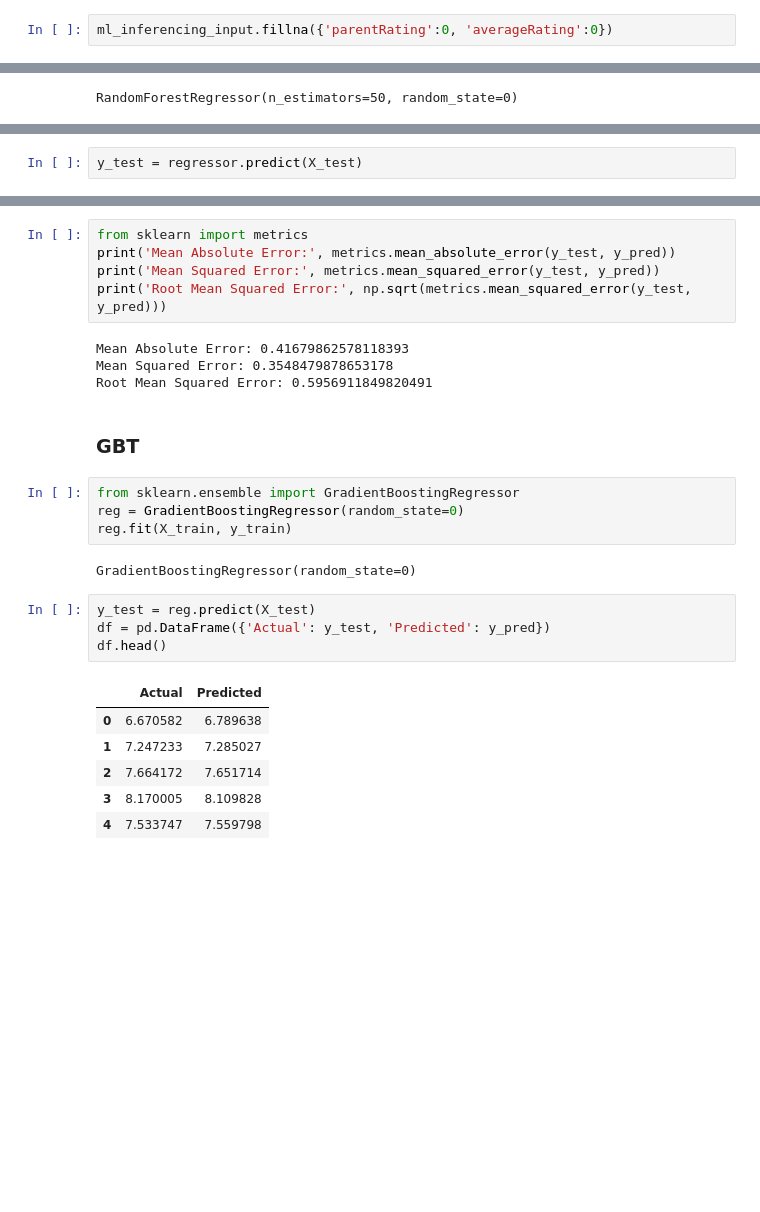
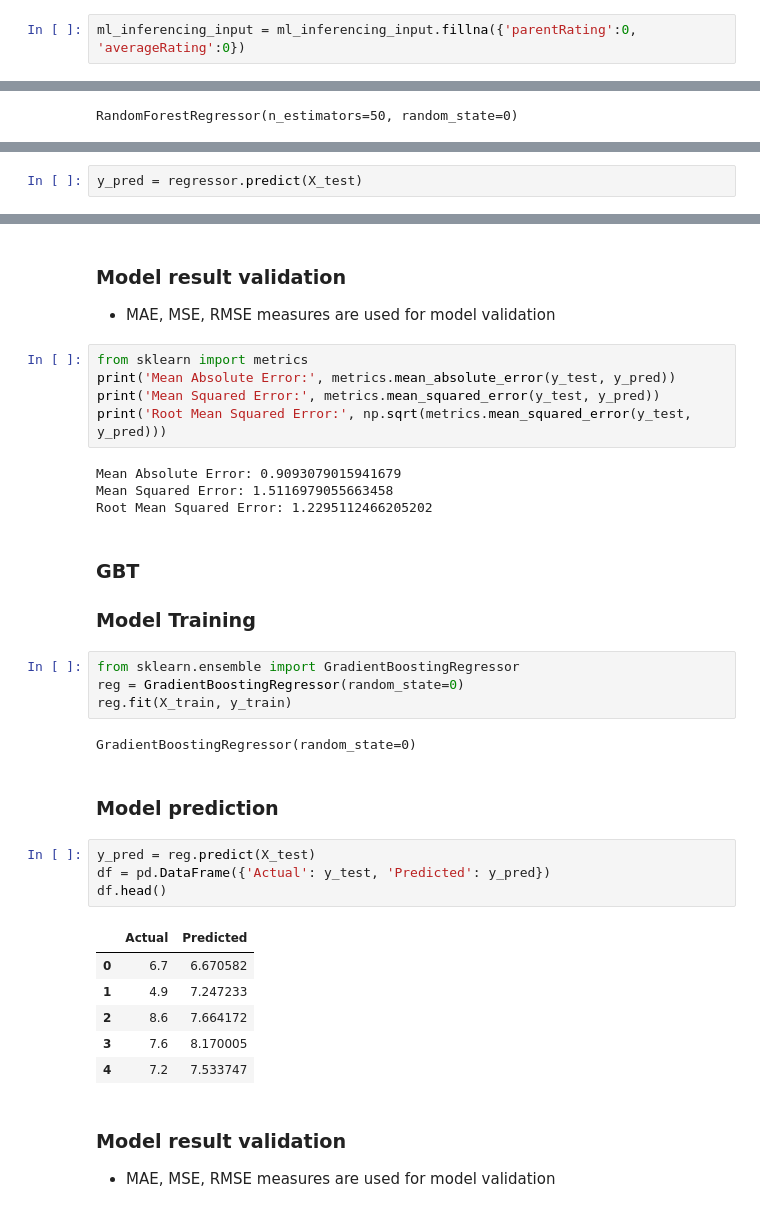
Before and after one commit to shivabansal1046/BITSAssignments, a Jupyter notebook: ML_Assignment_1/Assignment_1_Problem_4.ipynb, the cells around one changed output, grey strips where cells are left out. Saved outputs shown, nothing was run; the diff lists cells and outputs as text; blank space fills up the shorter version.

Commit message:
release 1 ML modeling

```diff
--- a/ML_Assignment_1/Assignment_1_Problem_4.ipynb
+++ b/ML_Assignment_1/Assignment_1_Problem_4.ipynb
@@ -537,4 +509,4 @@ ml_inferencing_input.head()
 ml_inferencing_input = ml_inferencing_input[['tconst', 'averageRating', 'numVotes', 'titleType', 'isAdult', 'runtimeMinutes',
        'parentRating']]
 # %%
-ml_inferencing_input.fillna({'parentRating':0, 'averageRating':0})
+ml_inferencing_input = ml_inferencing_input.fillna({'parentRating':0, 'averageRating':0})
@@ -632,5 +606,5 @@ RandomForestRegressor(n_estimators=50, random_state=0)
 # %%
-y_test = regressor.predict(X_test)
+y_pred = regressor.predict(X_test)
 # %%
 df = pd.DataFrame({'Actual': y_test, 'Predicted': y_pred})
 df.head()
@@ -644,31 +618,40 @@ df.head()
+# %% [markdown]
+### Model result validation
+* MAE, MSE, RMSE measures are used for model validation
 # %%
 from sklearn import metrics
 print('Mean Absolute Error:', metrics.mean_absolute_error(y_test, y_pred))
 print('Mean Squared Error:', metrics.mean_squared_error(y_test, y_pred))
 print('Root Mean Squared Error:', np.sqrt(metrics.mean_squared_error(y_test, y_pred)))
 # %% [output]
-Mean Absolute Error: 0.41679862578118393
-Mean Squared Error: 0.3548479878653178
-Root Mean Squared Error: 0.5956911849820491
+Mean Absolute Error: 0.9093079015941679
+Mean Squared Error: 1.5116979055663458
+Root Mean Squared Error: 1.2295112466205202
 # %% [markdown]
 ### GBT
+### Model Training
 # %%
 from sklearn.ensemble import GradientBoostingRegressor
 reg = GradientBoostingRegressor(random_state=0)
 reg.fit(X_train, y_train)
 # %% [output]
 GradientBoostingRegressor(random_state=0)
+# %% [markdown]
+### Model prediction
 # %%
-y_test = reg.predict(X_test)
+y_pred = reg.predict(X_test)
 df = pd.DataFrame({'Actual': y_test, 'Predicted': y_pred})
 df.head()
 # %% [output]
 |  | Actual | Predicted |
-| 0 | 6.670582 | 6.789638 |
-| 1 | 7.247233 | 7.285027 |
-| 2 | 7.664172 | 7.651714 |
-| 3 | 8.170005 | 8.109828 |
-| 4 | 7.533747 | 7.559798 |
+| 0 | 6.7 | 6.670582 |
+| 1 | 4.9 | 7.247233 |
+| 2 | 8.6 | 7.664172 |
+| 3 | 7.6 | 8.170005 |
+| 4 | 7.2 | 7.533747 |
+# %% [markdown]
+### Model result validation
+* MAE, MSE, RMSE measures are used for model validation
 # %%
 from sklearn import metrics
 print('Mean Absolute Error:', metrics.mean_absolute_error(y_test, y_pred))
```
Also changed, not shown: parts of 27 cells of this notebook.
